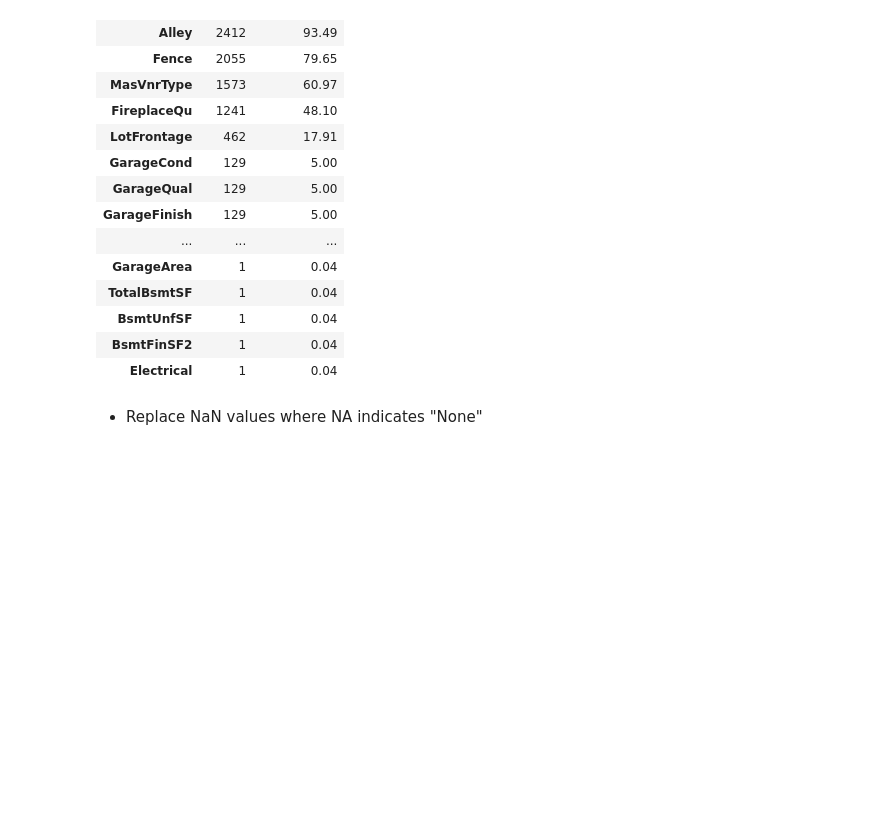
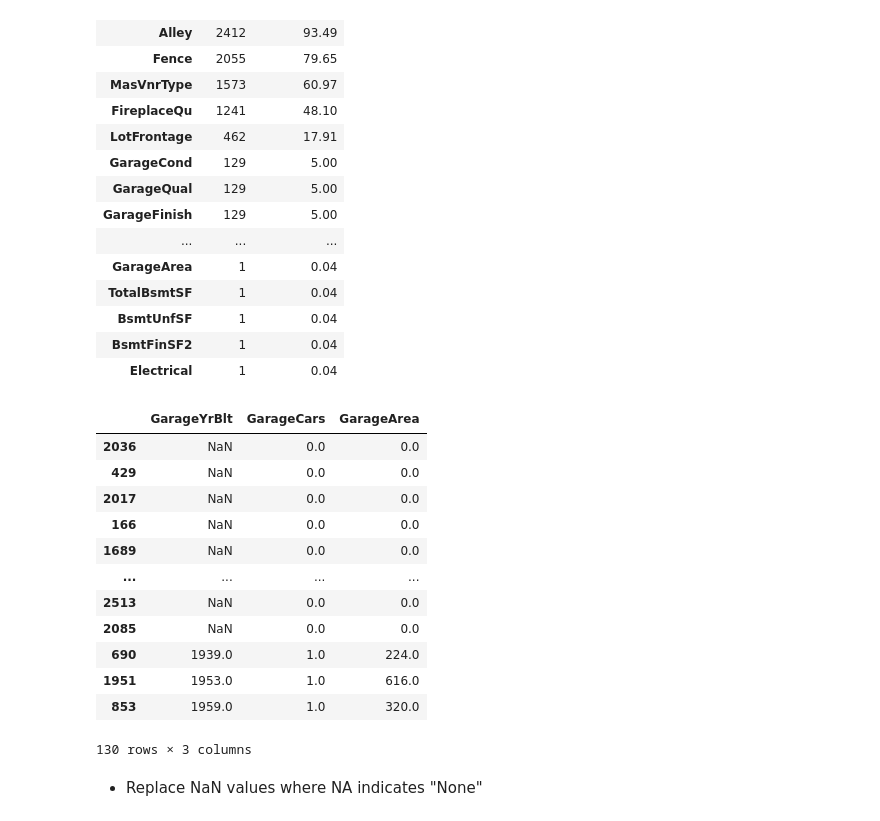
Before and after one commit to avrincon/Ames-Iowa-home-sales, a Jupyter notebook: clean-data-1.ipynb, the cells around one changed output. Cells and saved outputs as stored; diff of their text form; code cells hidden in the pictures; blank space fills up the shorter version.

```diff
--- a/clean-data-1.ipynb
+++ b/clean-data-1.ipynb
@@ -121,6 +121,22 @@ missing_df
 | BsmtUnfSF | 1 | 0.04 |
 | BsmtFinSF2 | 1 | 0.04 |
 | Electrical | 1 | 0.04 |
+# %%
+df[['GarageYrBlt', 'GarageCars', "GarageArea"]].sort_values('GarageCars').head(130)
+# %% [output]
+|  | GarageYrBlt | GarageCars | GarageArea |
+| 2036 | NaN | 0.0 | 0.0 |
+| 429 | NaN | 0.0 | 0.0 |
+| 2017 | NaN | 0.0 | 0.0 |
+| 166 | NaN | 0.0 | 0.0 |
+| 1689 | NaN | 0.0 | 0.0 |
+| ... | ... | ... | ... |
+| 2513 | NaN | 0.0 | 0.0 |
+| 2085 | NaN | 0.0 | 0.0 |
+| 690 | 1939.0 | 1.0 | 224.0 |
+| 1951 | 1953.0 | 1.0 | 616.0 |
+| 853 | 1959.0 | 1.0 | 320.0 |
+130 rows × 3 columns
 # %% [markdown]
 - Replace NaN values where NA indicates "None"
 # %%
```
Also changed, not shown: 5 other files.
